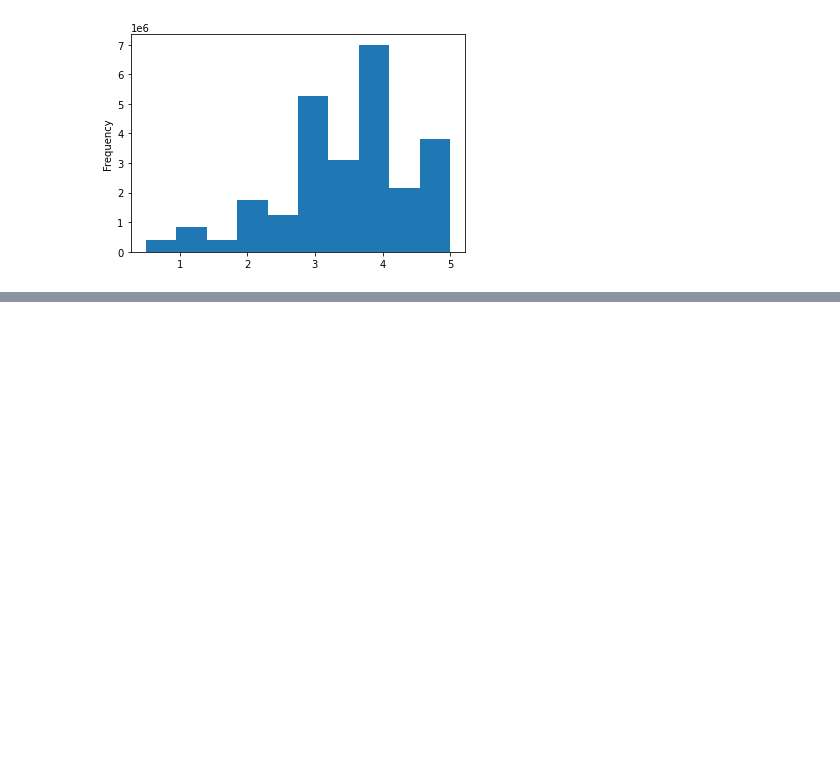
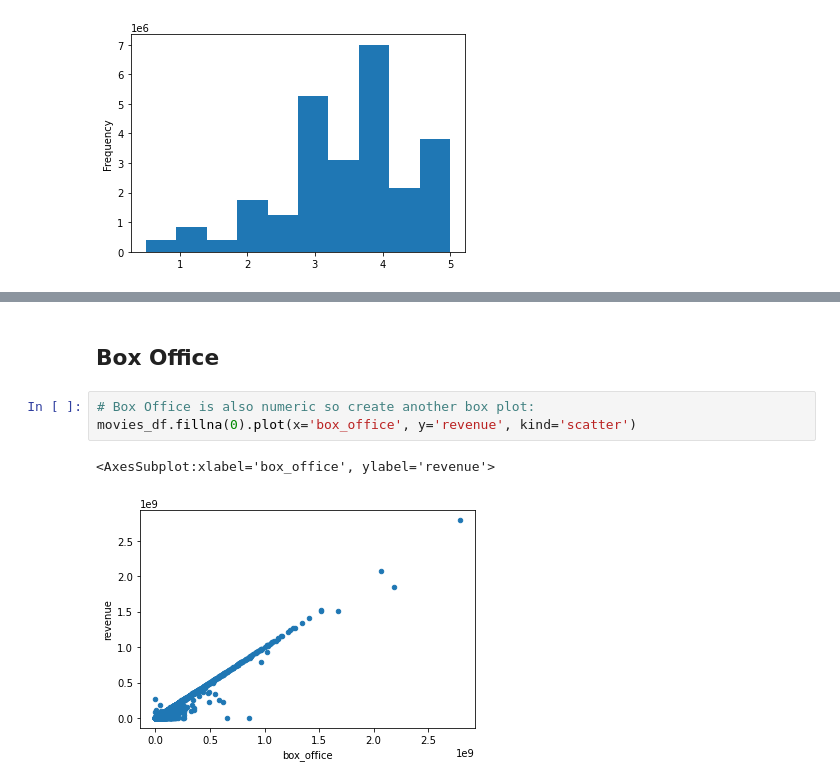
Before and after one commit to stefcenti2022/Movies-ETL, a Jupyter notebook: Movielens_Extract.ipynb, the cells around one changed output, grey strips where cells are left out. Saved outputs shown, nothing was run; the diff lists cells and outputs as text; blank space fills up the shorter version.

```diff
--- a/Movielens_Extract.ipynb
+++ b/Movielens_Extract.ipynb
@@ -1102,0 +1243,8 @@ Name: rating, dtype: float64
+# %% [markdown]
+## Box Office
+# %%
+# Box Office is also numeric so create another box plot:
+movies_df.fillna(0).plot(x='box_office', y='revenue', kind='scatter')
+# %% [output]
+<AxesSubplot:xlabel='box_office', ylabel='revenue'>
+[figure, added]
```
Also changed, not shown: parts of 57 cells of this notebook, 1 other file.
